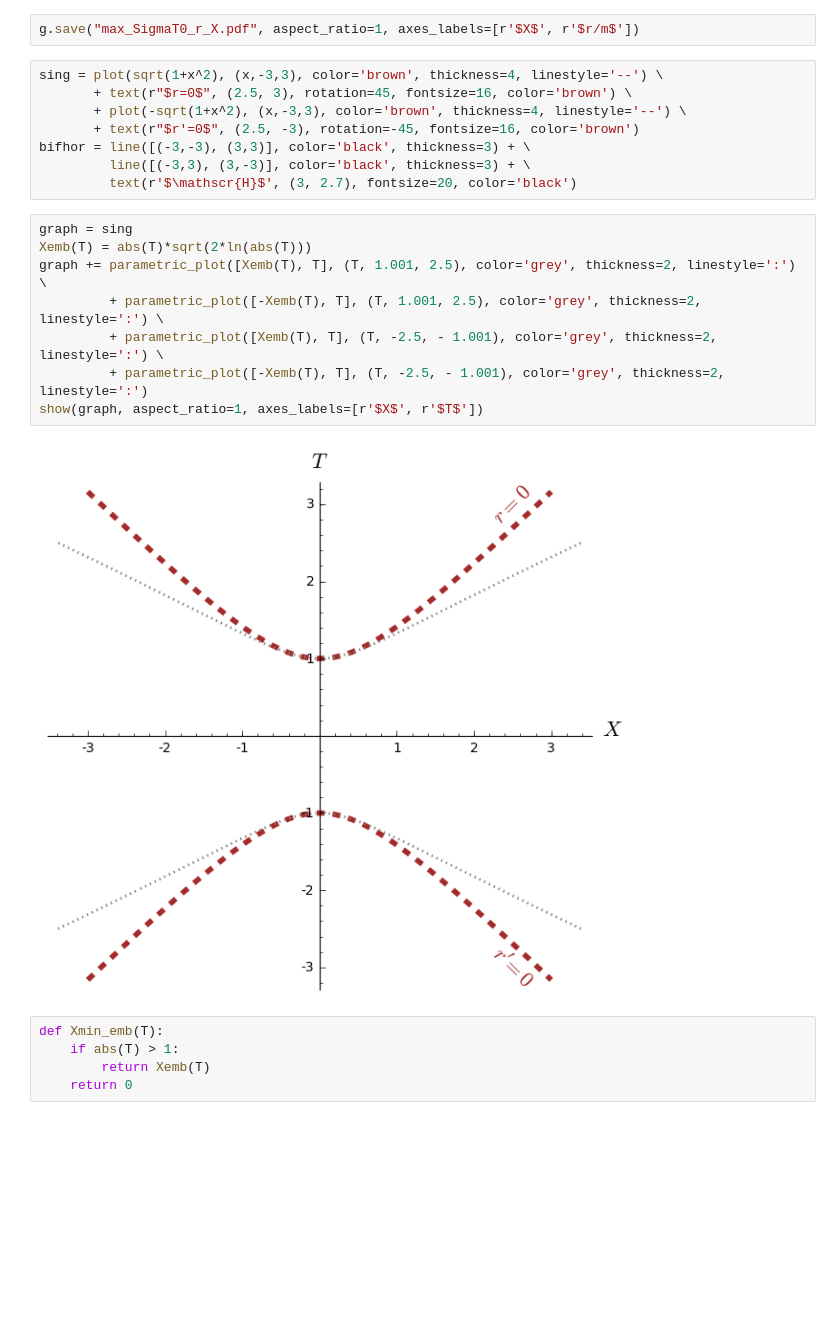
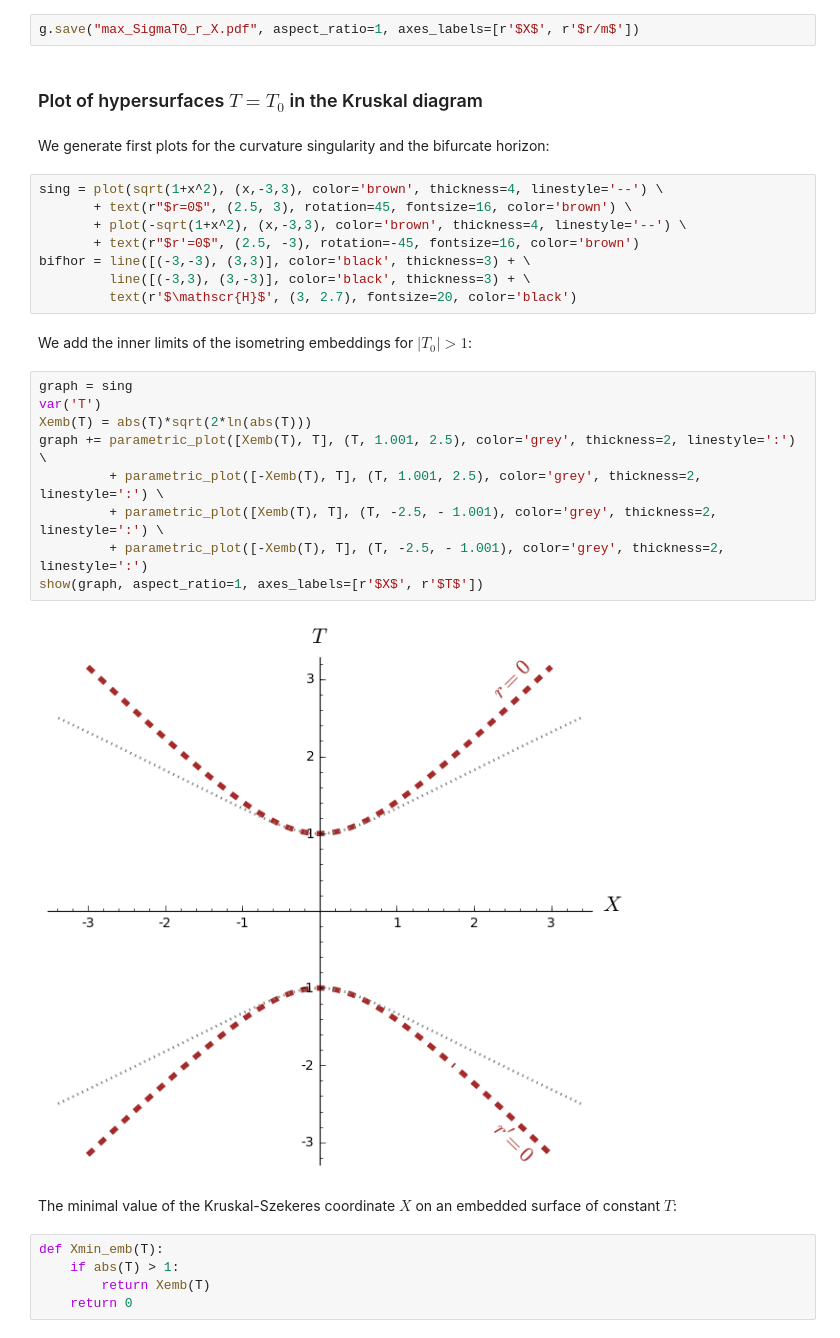
Before and after one commit to egourgoulhon/BHLectures, a Jupyter notebook: sage/Einstein-Rosen_bridge.ipynb, the cells around one changed output. Drawn from its saved outputs; the diff is of its cells as text; blank space fills up the shorter version.

```diff
--- a/sage/Einstein-Rosen_bridge.ipynb
+++ b/sage/Einstein-Rosen_bridge.ipynb
@@ -24,6 +39,10 @@ show(g, aspect_ratio=1, axes_labels=[r'$X$', r'$r/m$'])
 [figure]
 # %%
 g.save("max_SigmaT0_r_X.pdf", aspect_ratio=1, axes_labels=[r'$X$', r'$r/m$'])
+# %% [markdown]
+### Plot of hypersurfaces $T=T_0$ in the Kruskal diagram
+# %% [markdown]
+We generate first plots for the curvature singularity and the bifurcate horizon:
 # %%
 sing = plot(sqrt(1+x^2), (x,-3,3), color='brown', thickness=4, linestyle='--') \
        + text(r"$r=0$", (2.5, 3), rotation=45, fontsize=16, color='brown') \
@@ -32,16 +51,21 @@ sing = plot(sqrt(1+x^2), (x,-3,3), color='brown', thickness=4, linestyle='--') \
 bifhor = line([(-3,-3), (3,3)], color='black', thickness=3) + \
          line([(-3,3), (3,-3)], color='black', thickness=3) + \
          text(r'$\mathscr{H}$', (3, 2.7), fontsize=20, color='black')
+# %% [markdown]
+We add the inner limits of the isometring embeddings for $|T_0|>1$:
 # %%
 graph = sing
+var('T')
 Xemb(T) = abs(T)*sqrt(2*ln(abs(T)))
 graph += parametric_plot([Xemb(T), T], (T, 1.001, 2.5), color='grey', thickness=2, linestyle=':') \
          + parametric_plot([-Xemb(T), T], (T, 1.001, 2.5), color='grey', thickness=2, linestyle=':') \
          + parametric_plot([Xemb(T), T], (T, -2.5, - 1.001), color='grey', thickness=2, linestyle=':') \
          + parametric_plot([-Xemb(T), T], (T, -2.5, - 1.001), color='grey', thickness=2, linestyle=':')
 show(graph, aspect_ratio=1, axes_labels=[r'$X$', r'$T$'])
 # %% [output]
-[figure, old version]
+[figure, new version]
+# %% [markdown]
+The minimal value of the Kruskal-Szekeres coordinate $X$ on an embedded surface of constant $T$:
 # %%
 def Xmin_emb(T):
     if abs(T) > 1:
```
Also changed, not shown: parts of 28 cells of this notebook, 4 other files.
